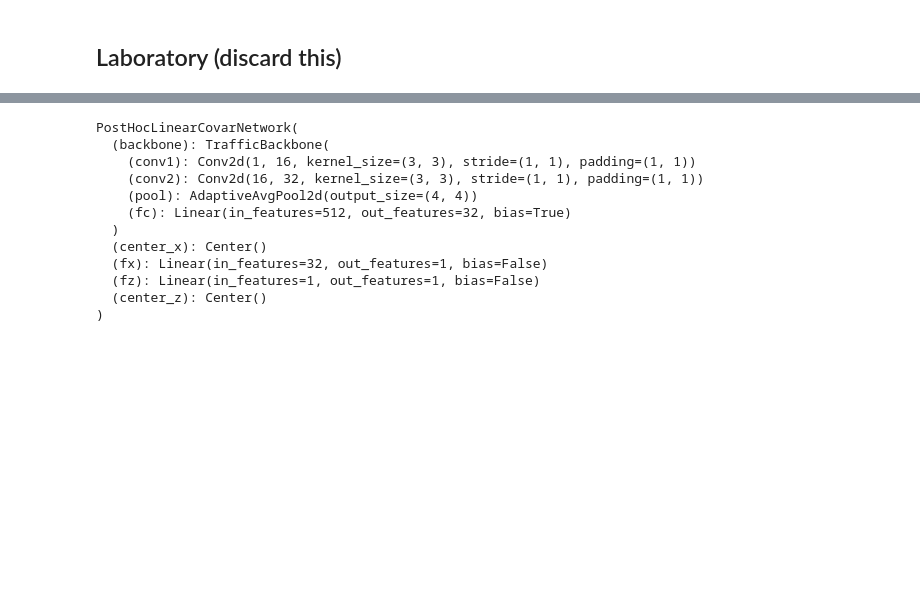
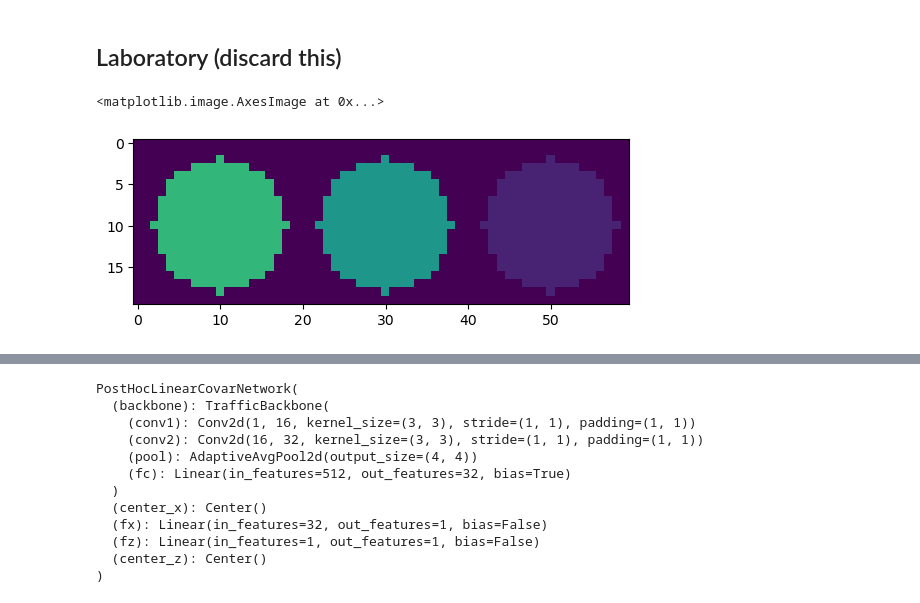
Before and after one commit to mpff/cocodeel, a Jupyter notebook: experiments/simulation_images/1-simulation.ipynb, the cells around one changed output, grey strips where cells are left out. Drawn from its saved outputs; the diff is of its cells as text; code cells hidden in the pictures; blank space fills up the shorter version.

```diff
--- a/experiments/simulation_images/1-simulation.ipynb
+++ b/experiments/simulation_images/1-simulation.ipynb
@@ -384,3 +411,54 @@ for n in [200, 400, 800, 1600, 3200, 6400, 12800, 25600]:
 ---
 # %% [markdown]
 ## Laboratory (discard this)
+# %%
+n = 800
+n_covars = 16
+h=20
+w=60
+circle_radius=8
+bz=1.
+b2=1.
+b3=1.
+cv1=0.8
+cv2=0.5
+sdy=1.
+seed=0
+outcome_type='continuous'
+# %%
+# 1. Covariate Z
+Z = torch.rand(n, n_covars)  # uniform(0,1)
+
+# 2. Latent variables
+v1_raw = torch.rand(n, 1)
+v2_raw = torch.rand(n, 1)
+v3 = torch.rand(n, 1) # independent
+
+# Correlate v1 and v2 with a (linear) function of Z.
+Zcorr = Z.mean(dim=1, keepdim=True)  # average if multiple covariates
+v1 = (1 - cv1) * v1_raw + cv1 * Zcorr
+v2 = (1 - cv2) * v2_raw + cv2 * Zcorr
+
+# 3. Build X images.
+X = torch.zeros((n, 1, h, w))
+
+centers = [(h//2, w//6), (h//2, w//2), (h//2, 5*w//6)]
+
+def circle_mask(h, w, center, radius):
+    Y, Xg = torch.meshgrid(torch.arange(h), torch.arange(w), indexing='ij')
+    dist = (Xg - center[1])**2 + (Y - center[0])**2
+    return dist <= radius**2
+
+mask1 = circle_mask(h, w, centers[0], circle_radius)
+mask2 = circle_mask(h, w, centers[1], circle_radius)
+mask3 = circle_mask(h, w, centers[2], circle_radius)
+
+for i in range(n):
+    X[i, 0][mask1] = v1[i]
+    X[i, 0][mask2] = v2[i]
+    X[i, 0][mask3] = v3[i]
+
+plt.imshow(X[0,:].squeeze(), vmin=0, vmax=1)
+# %% [output]
+<matplotlib.image.AxesImage at 0x...>
+[figure, added]
```
Also changed, not shown: parts of 4 cells of this notebook, 3 other files.
